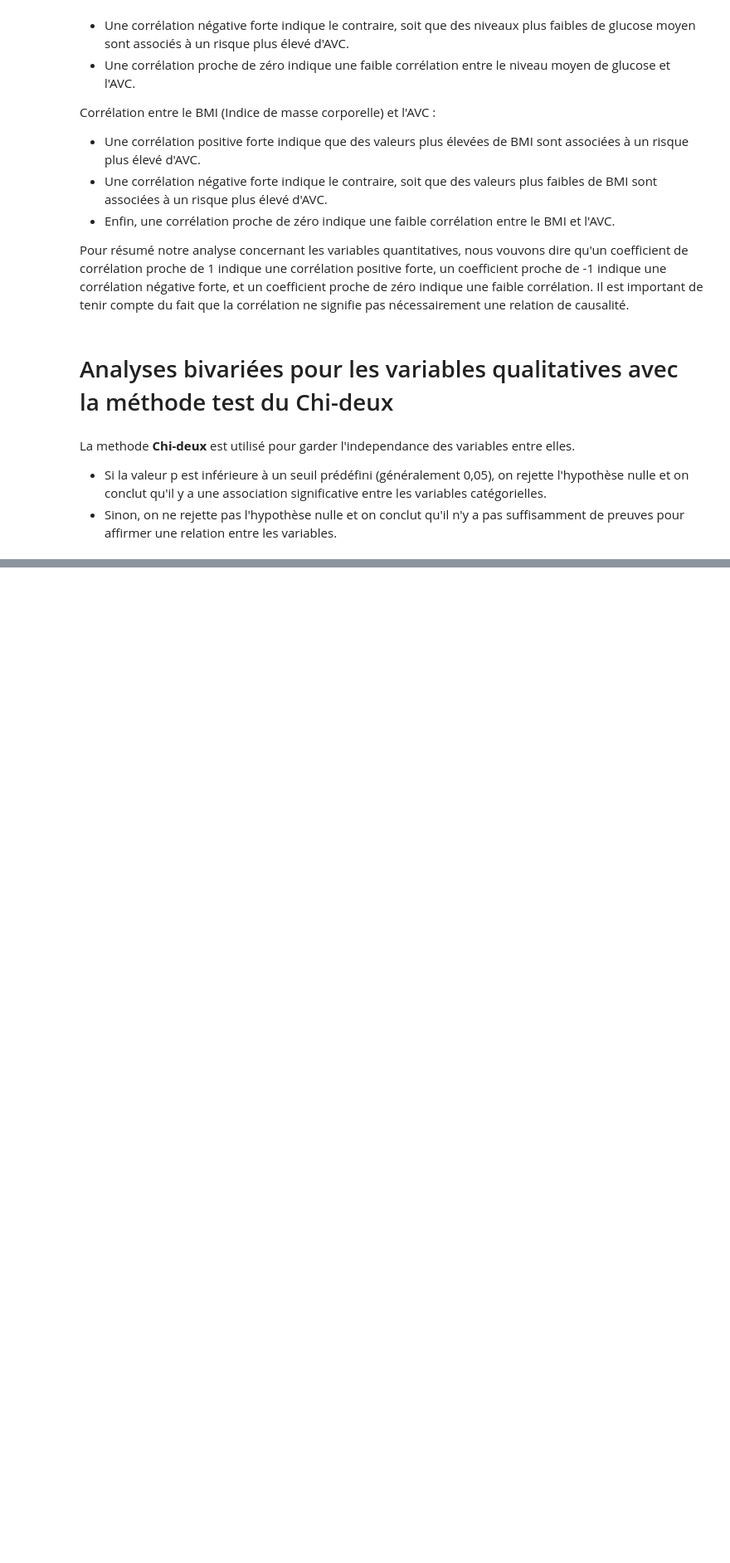
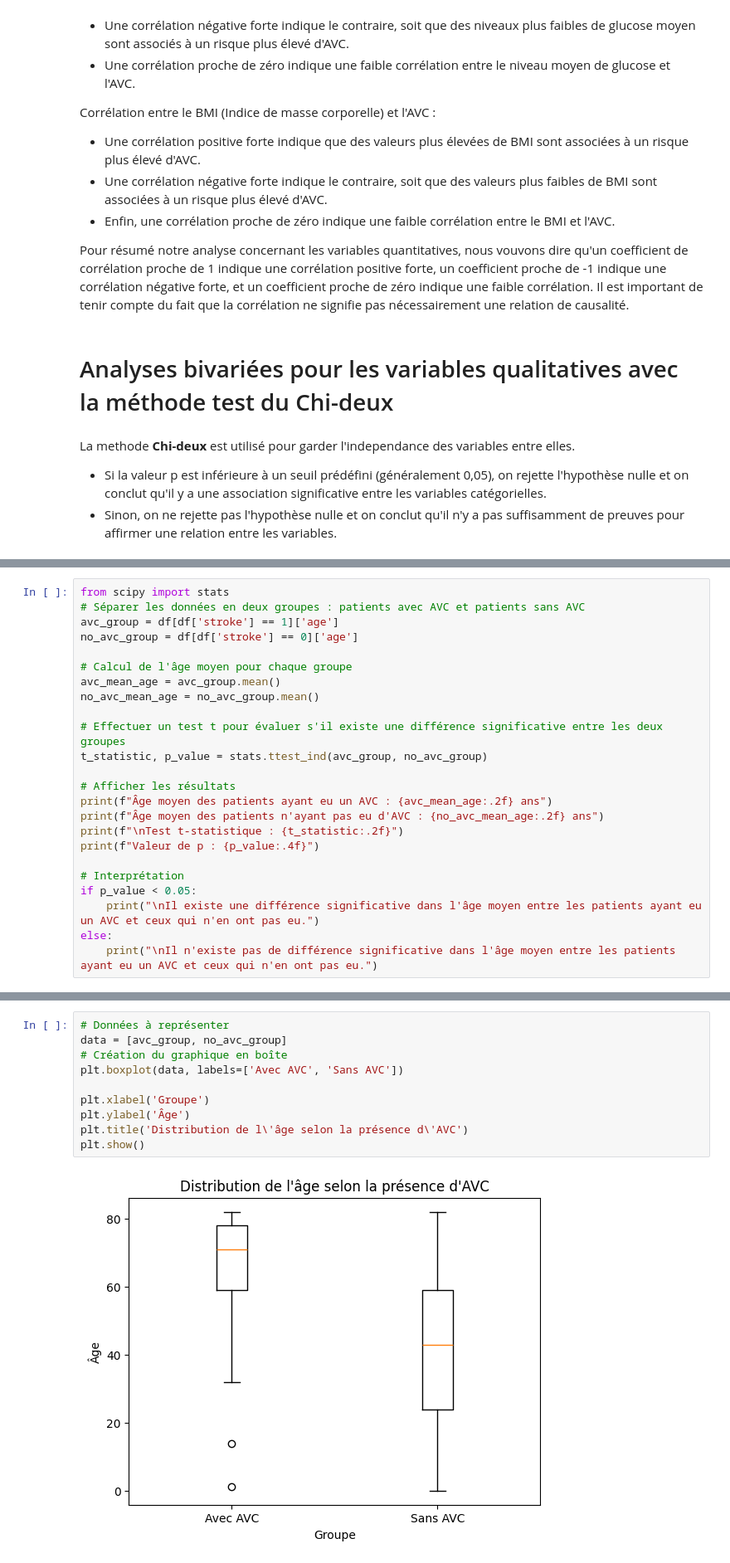
Before and after one commit to Antho-SJ/strocke-alert, a Jupyter notebook: stroke_alert_analyse.ipynb, the cells around one changed output, grey strips where cells are left out. Shown at 83% size. Drawn from its saved outputs; the diff is of its cells as text; blank space fills up the shorter version.

```diff
--- a/stroke_alert_analyse.ipynb
+++ b/stroke_alert_analyse.ipynb
@@ -394,0 +446,24 @@ La methode **Chi-deux** est utilisé pour garder l'independance des variables en
+# %%
+from scipy import stats
+# Séparer les données en deux groupes : patients avec AVC et patients sans AVC
+avc_group = df[df['stroke'] == 1]['age']
+no_avc_group = df[df['stroke'] == 0]['age']
+
+# Calcul de l'âge moyen pour chaque groupe
+avc_mean_age = avc_group.mean()
+no_avc_mean_age = no_avc_group.mean()
+
+# Effectuer un test t pour évaluer s'il existe une différence significative entre les deux groupes
+t_statistic, p_value = stats.ttest_ind(avc_group, no_avc_group)
+
+# Afficher les résultats
+print(f"Âge moyen des patients ayant eu un AVC : {avc_mean_age:.2f} ans")
+print(f"Âge moyen des patients n'ayant pas eu d'AVC : {no_avc_mean_age:.2f} ans")
+print(f"\nTest t-statistique : {t_statistic:.2f}")
+print(f"Valeur de p : {p_value:.4f}")
+
+# Interprétation
+if p_value < 0.05:
+    print("\nIl existe une différence significative dans l'âge moyen entre les patients ayant eu un AVC et ceux qui n'en ont pas eu.")
+else:
+    print("\nIl n'existe pas de différence significative dans l'âge moyen entre les patients ayant eu un AVC et ceux qui n'en ont pas eu.")
@@ -394,0 +478,12 @@ La methode **Chi-deux** est utilisé pour garder l'independance des variables en
+# %%
+# Données à représenter
+data = [avc_group, no_avc_group]
+# Création du graphique en boîte
+plt.boxplot(data, labels=['Avec AVC', 'Sans AVC'])
+
+plt.xlabel('Groupe')
+plt.ylabel('Âge')
+plt.title('Distribution de l\'âge selon la présence d\'AVC')
+plt.show()
+# %% [output]
+[figure, added]
```
Also changed, not shown: parts of 7 cells of this notebook.
